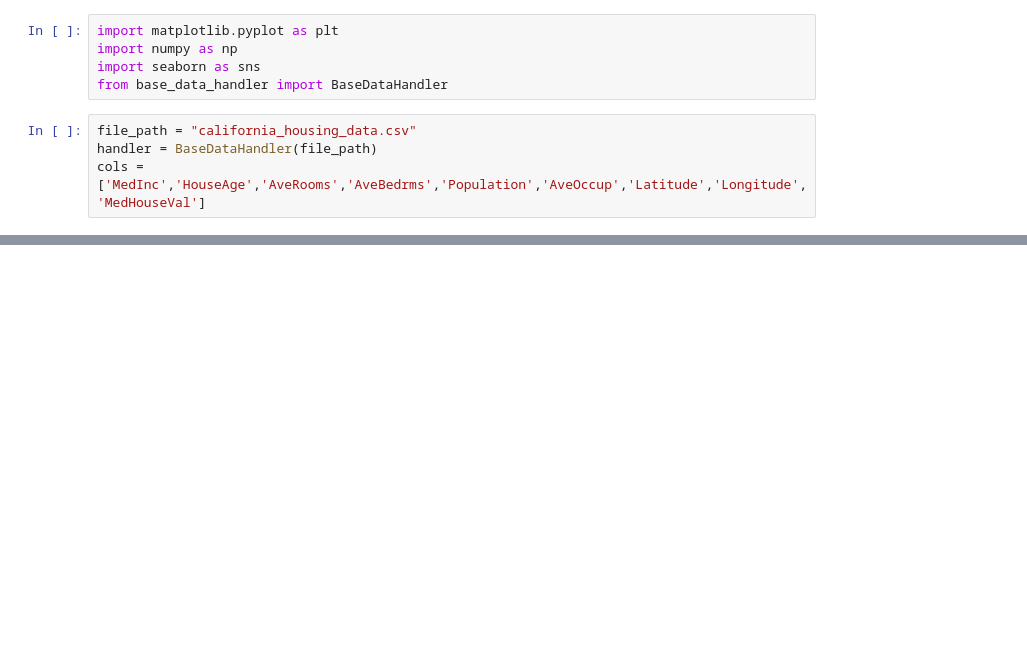
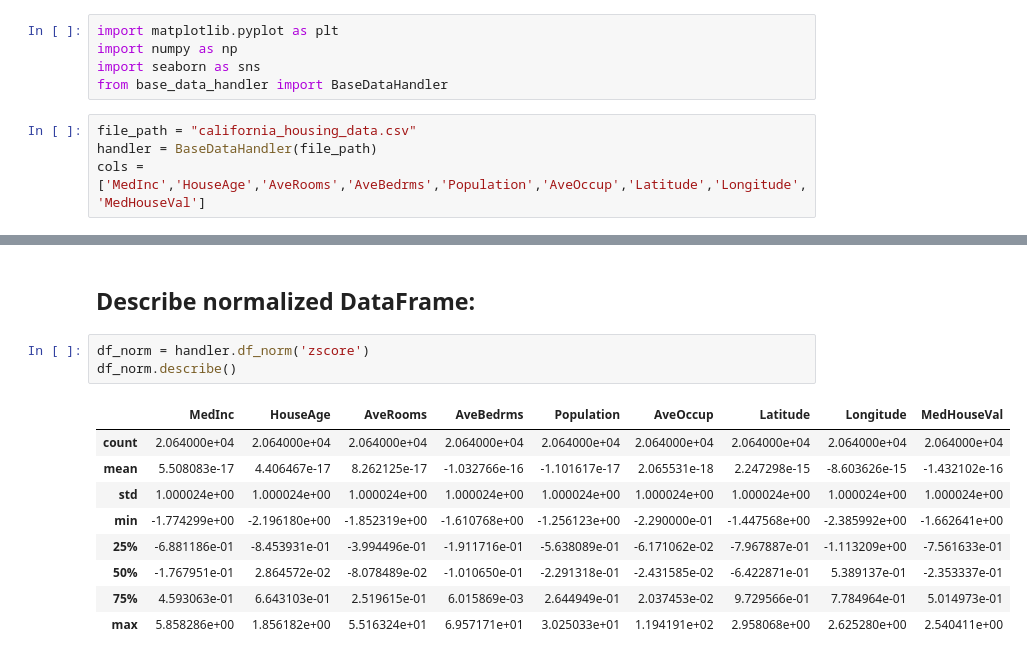
Before and after one commit to Wazard/Sartorelli_Deposito, a Jupyter notebook: 2025-11-28/jupyter.ipynb, the cells around one changed output, grey strips where cells are left out. Saved outputs shown, nothing was run; the diff lists cells and outputs as text; blank space fills up the shorter version.

```diff
--- a/2025-11-28/jupyter.ipynb
+++ b/2025-11-28/jupyter.ipynb
@@ -9,0 +24,15 @@ cols = ['MedInc','HouseAge','AveRooms','AveBedrms','Population','AveOccup','Lati
+# %% [markdown]
+## Describe normalized DataFrame:
+# %%
+df_norm = handler.df_norm('zscore')
+df_norm.describe()
+# %% [output]
+|  | MedInc | HouseAge | AveRooms | AveBedrms | Population | AveOccup | Latitude | Longitude | MedHouseVal |
+| count | 2.064000e+04 | 2.064000e+04 | 2.064000e+04 | 2.064000e+04 | 2.064000e+04 | 2.064000e+04 | 2.064000e+04 | 2.064000e+04 | 2.064000e+04 |
+| mean | 5.508083e-17 | 4.406467e-17 | 8.262125e-17 | -1.032766e-16 | -1.101617e-17 | 2.065531e-18 | 2.247298e-15 | -8.603626e-15 | -1.432102e-16 |
+| std | 1.000024e+00 | 1.000024e+00 | 1.000024e+00 | 1.000024e+00 | 1.000024e+00 | 1.000024e+00 | 1.000024e+00 | 1.000024e+00 | 1.000024e+00 |
+| min | -1.774299e+00 | -2.196180e+00 | -1.852319e+00 | -1.610768e+00 | -1.256123e+00 | -2.290000e-01 | -1.447568e+00 | -2.385992e+00 | -1.662641e+00 |
+| 25% | -6.881186e-01 | -8.453931e-01 | -3.994496e-01 | -1.911716e-01 | -5.638089e-01 | -6.171062e-02 | -7.967887e-01 | -1.113209e+00 | -7.561633e-01 |
+| 50% | -1.767951e-01 | 2.864572e-02 | -8.078489e-02 | -1.010650e-01 | -2.291318e-01 | -2.431585e-02 | -6.422871e-01 | 5.389137e-01 | -2.353337e-01 |
+| 75% | 4.593063e-01 | 6.643103e-01 | 2.519615e-01 | 6.015869e-03 | 2.644949e-01 | 2.037453e-02 | 9.729566e-01 | 7.784964e-01 | 5.014973e-01 |
+| max | 5.858286e+00 | 1.856182e+00 | 5.516324e+01 | 6.957171e+01 | 3.025033e+01 | 1.194191e+02 | 2.958068e+00 | 2.625280e+00 | 2.540411e+00 |
```
Also changed, not shown: parts of 8 cells of this notebook, 1 other file.
